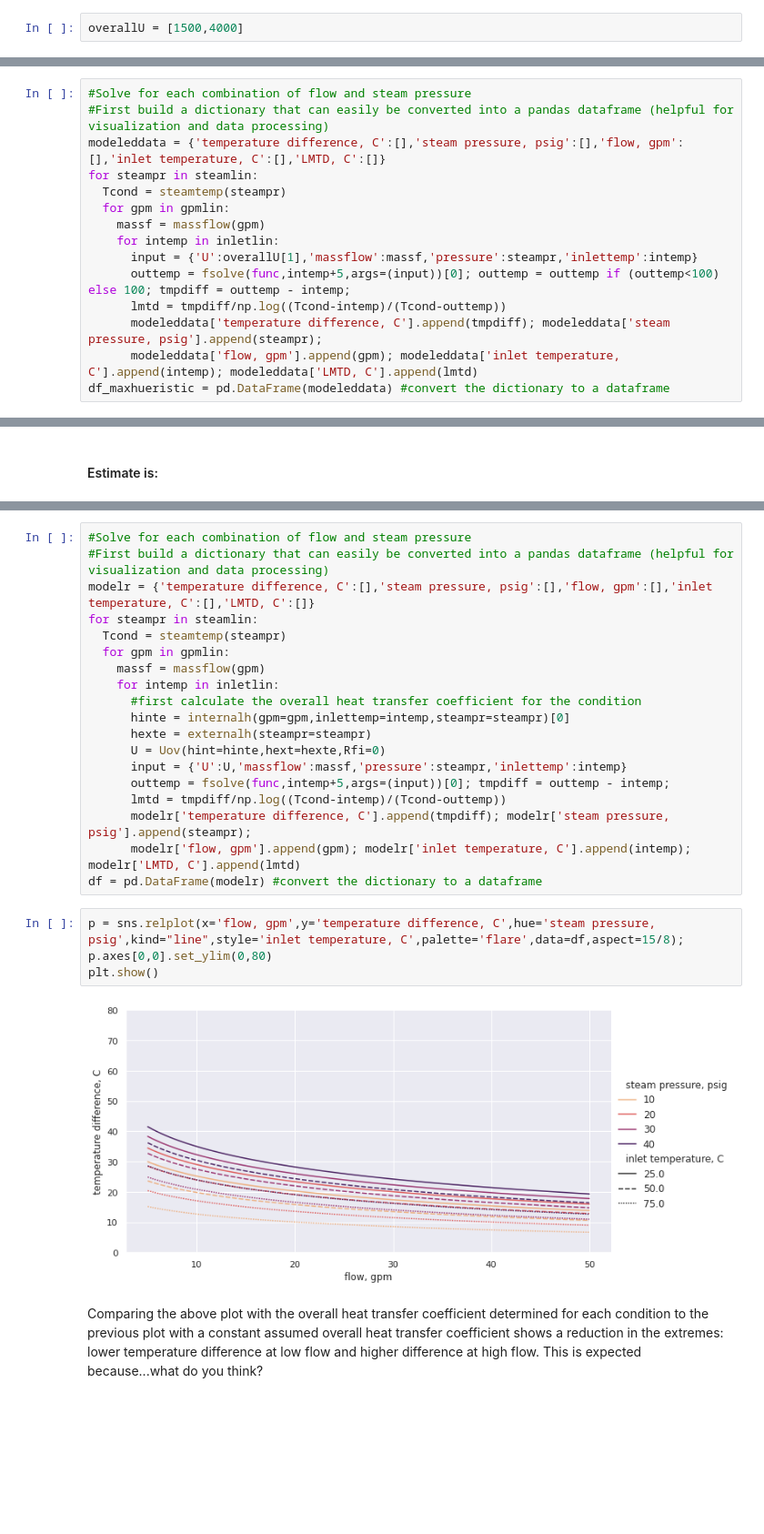
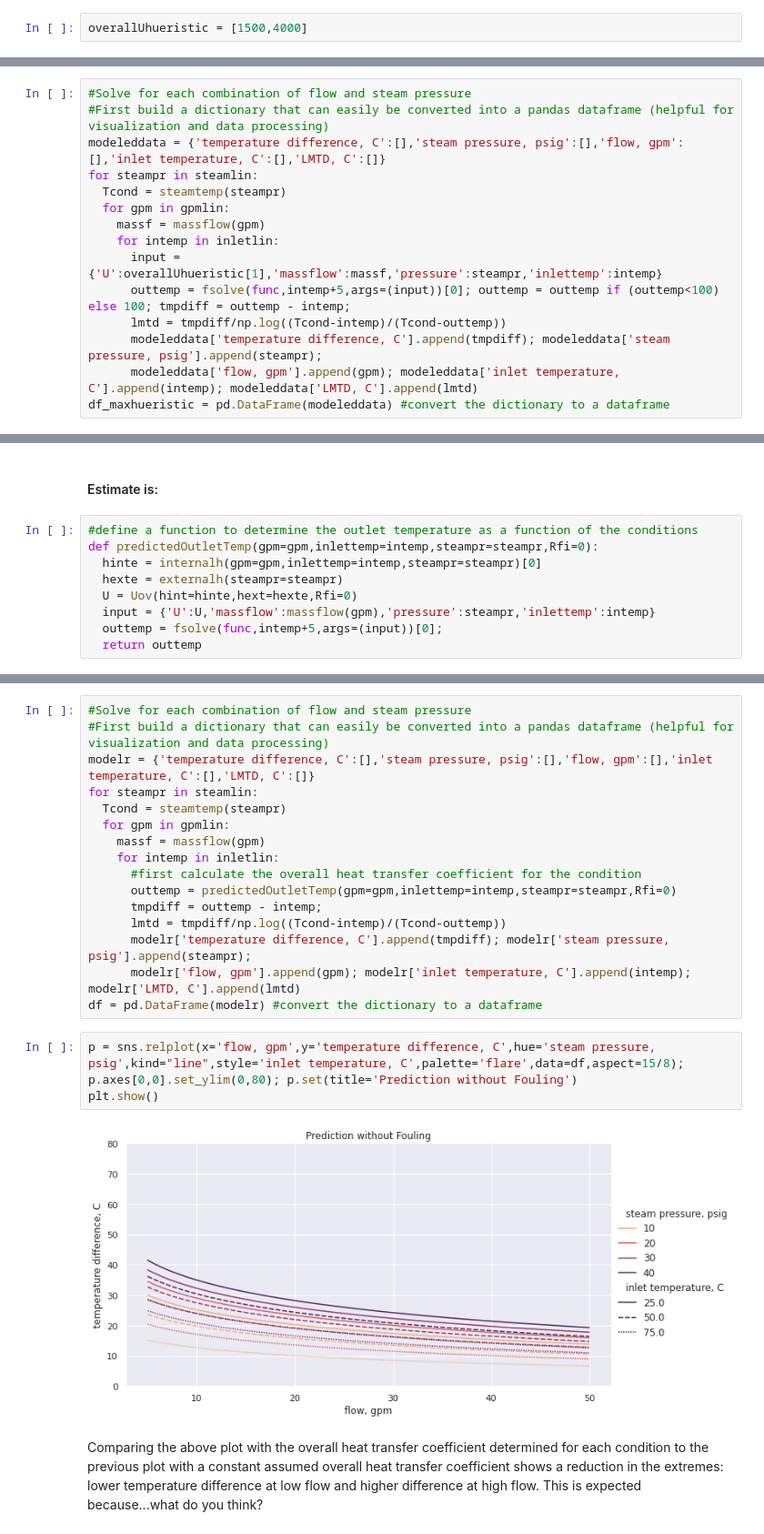
Before and after one commit to clint-bg/demos, a Jupyter notebook: shellandtube/ShellandTubePrediction.ipynb, the cells around one changed output, grey strips where cells are left out. Shown at 91% size. Drawn from its saved outputs; the diff is of its cells as text; blank space fills up the shorter version.

```diff
--- a/shellandtube/ShellandTubePrediction.ipynb
+++ b/shellandtube/ShellandTubePrediction.ipynb
@@ -109,7 +111,7 @@ Equation to solve: $\dot{m}\cdot C_p\cdot (T_{out}-T_{in}) = U\cdot A\cdot (T_{o
 #### Overall heat transfer coefficient Range
 From the NCEES Handbook on Page 188, there's a table that is titled: Typical Overall Heat-Transfer Coefficients in Heaters (Shell and Tube) with Condensing Steam. In that table, for a heated fluid of water, the heat transfer coefficient is 1500-4000 W/m2/K. Based on that and a given condition (flow rate and the intial fluid temperature and the steam temperature/pressure) the exit temperature can be found.
 # %%
-overallU = [1500,4000]
+overallUhueristic = [1500,4000]
 # %%
 #define equation to solve given the overall heat transfer coefficient
 def func(x,*input):
@@ -136,7 +138,7 @@ for steampr in steamlin:
   for gpm in gpmlin:
     massf = massflow(gpm)
     for intemp in inletlin:
-      input = {'U':overallU[1],'massflow':massf,'pressure':steampr,'inlettemp':intemp}
+      input = {'U':overallUhueristic[1],'massflow':massf,'pressure':steampr,'inlettemp':intemp}
       outtemp = fsolve(func,intemp+5,args=(input))[0]; outtemp = outtemp if (outtemp<100) else 100; tmpdiff = outtemp - intemp;
       lmtd = tmpdiff/np.log((Tcond-intemp)/(Tcond-outtemp))
       modeleddata['temperature difference, C'].append(tmpdiff); modeleddata['steam pressure, psig'].append(steampr);
@@ -209,3 +211,12 @@ Uovwithfouling # W/m2/K at the default conditions
 798.1700600840542
 # %% [markdown]
 #### Estimate is:
+# %%
+#define a function to determine the outlet temperature as a function of the conditions
+def predictedOutletTemp(gpm=gpm,inlettemp=intemp,steampr=steampr,Rfi=0):
+  hinte = internalh(gpm=gpm,inlettemp=intemp,steampr=steampr)[0]
+  hexte = externalh(steampr=steampr)
+  U = Uov(hint=hinte,hext=hexte,Rfi=0)
+  input = {'U':U,'massflow':massflow(gpm),'pressure':steampr,'inlettemp':intemp}
+  outtemp = fsolve(func,intemp+5,args=(input))[0];
+  return outtemp
@@ -219,21 +232,18 @@ for steampr in steamlin:
     massf = massflow(gpm)
     for intemp in inletlin:
       #first calculate the overall heat transfer coefficient for the condition
-      hinte = internalh(gpm=gpm,inlettemp=intemp,steampr=steampr)[0]
-      hexte = externalh(steampr=steampr)
-      U = Uov(hint=hinte,hext=hexte,Rfi=0)
-      input = {'U':U,'massflow':massf,'pressure':steampr,'inlettemp':intemp}
-      outtemp = fsolve(func,intemp+5,args=(input))[0]; tmpdiff = outtemp - intemp;
+      outtemp = predictedOutletTemp(gpm=gpm,inlettemp=intemp,steampr=steampr,Rfi=0)
+      tmpdiff = outtemp - intemp;
       lmtd = tmpdiff/np.log((Tcond-intemp)/(Tcond-outtemp))
       modelr['temperature difference, C'].append(tmpdiff); modelr['steam pressure, psig'].append(steampr);
       modelr['flow, gpm'].append(gpm); modelr['inlet temperature, C'].append(intemp); modelr['LMTD, C'].append(lmtd)
 df = pd.DataFrame(modelr) #convert the dictionary to a dataframe
 # %%
 p = sns.relplot(x='flow, gpm',y='temperature difference, C',hue='steam pressure, psig',kind="line",style='inlet temperature, C',palette='flare',data=df,aspect=15/8);
-p.axes[0,0].set_ylim(0,80)
+p.axes[0,0].set_ylim(0,80); p.set(title='Prediction without Fouling')
 plt.show()
 # %% [output]
-[figure, old version]
+[figure, new version]
 # %% [markdown]
 Comparing the above plot with the overall heat transfer coefficient determined for each condition to the previous plot with a constant assumed overall heat transfer coefficient shows a reduction in the extremes: lower temperature difference at low flow and higher difference at high flow. This is expected because...what do you think?
 # %% [markdown]
```
Also changed, not shown: parts of 13 cells of this notebook.
